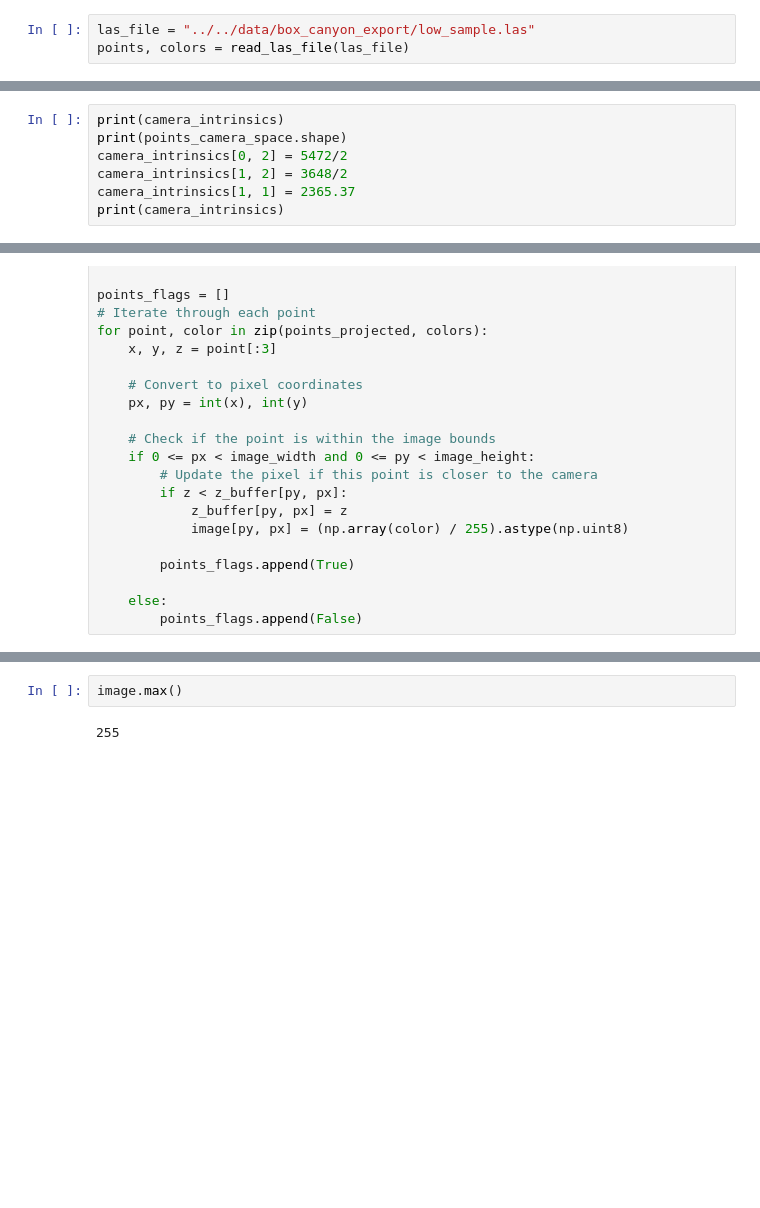
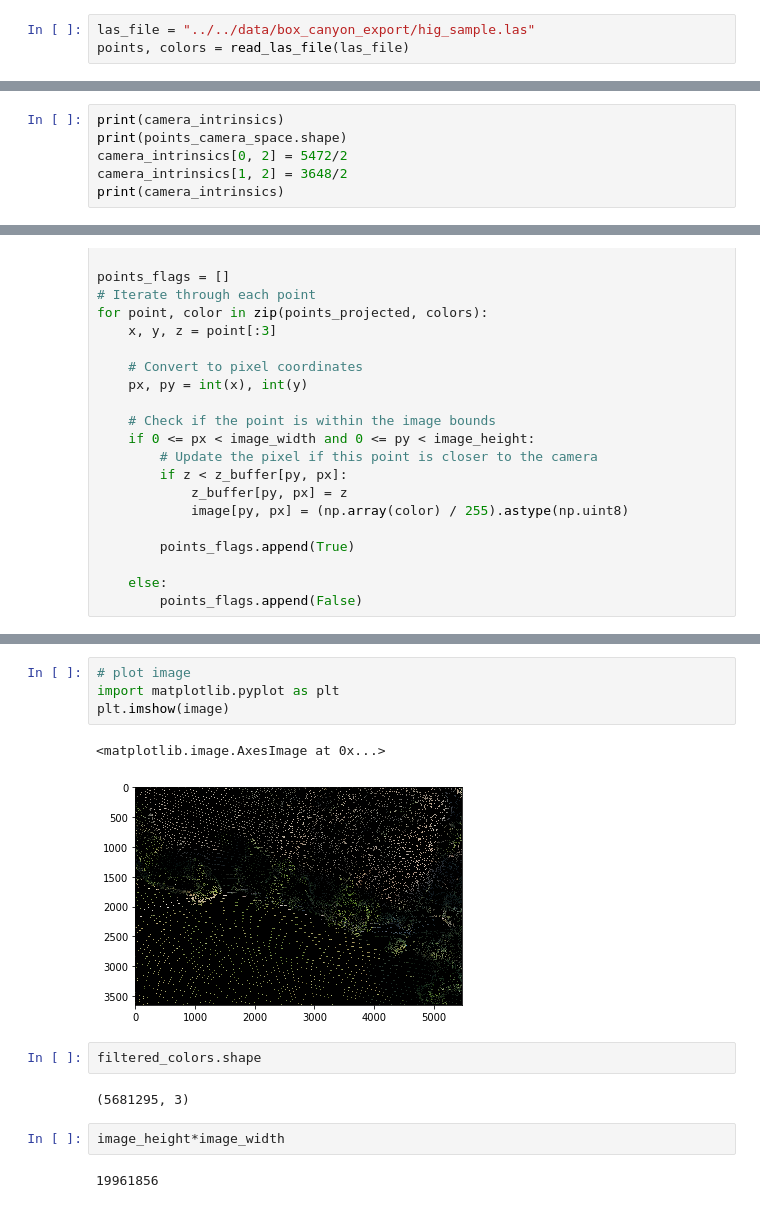
Before and after one commit to ZhiangChen/SegMo3D, a Jupyter notebook: ssfm/ssfm/test.ipynb, the cells around one changed output, grey strips where cells are left out. Cells and saved outputs as stored; diff of their text form; blank space fills up the shorter version.

```diff
--- a/ssfm/ssfm/test.ipynb
+++ b/ssfm/ssfm/test.ipynb
@@ -25,7 +25,7 @@ print(extrinsic_matrix)
  [ 3.14479185e-02 -1.79540952e-01 -9.83247718e-01  2.06120200e+02]
  [ 0.00000000e+00  0.00000000e+00  0.00000000e+00  1.00000000e+00]]
 # %%
-las_file = "../../data/box_canyon_export/low_sample.las"
+las_file = "../../data/box_canyon_export/hig_sample.las"
 points, colors = read_las_file(las_file)
 # %%
 # Transform the point cloud using the extrinsic matrix
@@ -54,7 +54,6 @@ print(camera_intrinsics)
 print(points_camera_space.shape)
 camera_intrinsics[0, 2] = 5472/2
 camera_intrinsics[1, 2] = 3648/2
-camera_intrinsics[1, 1] = 2365.37
 print(camera_intrinsics)
 # %% [output]
 [[3.55628665e+03 0.00000000e+00 2.73600000e+03]
@@ -120,6 +129,17 @@ cv2.imwrite("../../data/box_canyon_export/low_sample_transformed.png", image)
 # %% [output]
 True
-# %%
-image.max()
-# %% [output]
-255
+# %%
+# plot image
+import matplotlib.pyplot as plt
+plt.imshow(image)
+# %% [output]
+<matplotlib.image.AxesImage at 0x...>
+[figure, added]
+# %%
+filtered_colors.shape
+# %% [output]
+(5681295, 3)
+# %%
+image_height*image_width
+# %% [output]
+19961856
```
Also changed, not shown: parts of 5 cells of this notebook, 1 other file.
